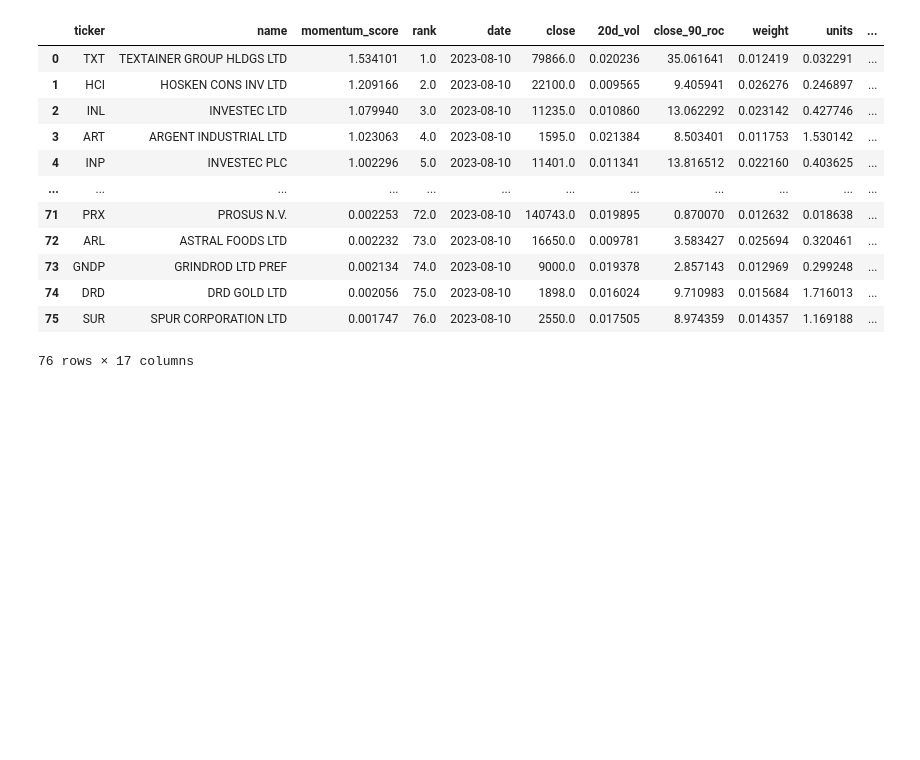
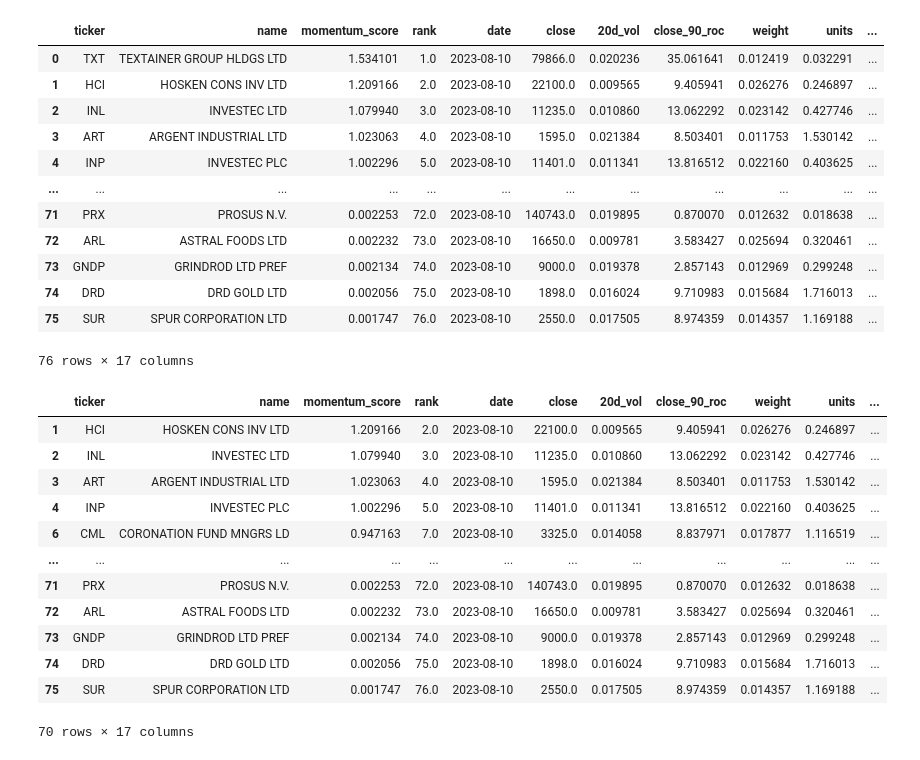
Before and after one commit to helmieresearch/helmieresearch, a Jupyter notebook: Momentum_Ranking_Model.ipynb, the cells around one changed output. Drawn from its saved outputs; the diff is of its cells as text; code cells hidden in the pictures; blank space fills up the shorter version.

```diff
--- a/Momentum_Ranking_Model.ipynb
+++ b/Momentum_Ranking_Model.ipynb
@@ -866,3 +866,24 @@ ranking_table1
 | 74 | DRD | DRD GOLD LTD | 0.002056 | 75.0 | 2023-08-10 | 1898.0 | 0.016024 | 9.710983 | 0.015684 | 1.716013 | ... |
 | 75 | SUR | SPUR CORPORATION LTD | 0.001747 | 76.0 | 2023-08-10 | 2550.0 | 0.017505 | 8.974359 | 0.014357 | 1.169188 | ... |
 76 rows × 17 columns
+# %%
+index_names2 = ranking_table1 [( ranking_table1 ['close_90_roc'] >= 15)].index
+
+# drop these given row indexes from dataFrame
+ranking_table1.drop(index_names2, inplace = True)
+# %%
+ranking_table1
+# %% [output]
+|  | ticker | name | momentum_score | rank | date | close | 20d_vol | close_90_roc | weight | units | ... |
+| 1 | HCI | HOSKEN CONS INV LTD | 1.209166 | 2.0 | 2023-08-10 | 22100.0 | 0.009565 | 9.405941 | 0.026276 | 0.246897 | ... |
+| 2 | INL | INVESTEC LTD | 1.079940 | 3.0 | 2023-08-10 | 11235.0 | 0.010860 | 13.062292 | 0.023142 | 0.427746 | ... |
+| 3 | ART | ARGENT INDUSTRIAL LTD | 1.023063 | 4.0 | 2023-08-10 | 1595.0 | 0.021384 | 8.503401 | 0.011753 | 1.530142 | ... |
+| 4 | INP | INVESTEC PLC | 1.002296 | 5.0 | 2023-08-10 | 11401.0 | 0.011341 | 13.816512 | 0.022160 | 0.403625 | ... |
+| 6 | CML | CORONATION FUND MNGRS LD | 0.947163 | 7.0 | 2023-08-10 | 3325.0 | 0.014058 | 8.837971 | 0.017877 | 1.116519 | ... |
+| ... | ... | ... | ... | ... | ... | ... | ... | ... | ... | ... | ... |
+| 71 | PRX | PROSUS N.V. | 0.002253 | 72.0 | 2023-08-10 | 140743.0 | 0.019895 | 0.870070 | 0.012632 | 0.018638 | ... |
+| 72 | ARL | ASTRAL FOODS LTD | 0.002232 | 73.0 | 2023-08-10 | 16650.0 | 0.009781 | 3.583427 | 0.025694 | 0.320461 | ... |
+| 73 | GNDP | GRINDROD LTD PREF | 0.002134 | 74.0 | 2023-08-10 | 9000.0 | 0.019378 | 2.857143 | 0.012969 | 0.299248 | ... |
+| 74 | DRD | DRD GOLD LTD | 0.002056 | 75.0 | 2023-08-10 | 1898.0 | 0.016024 | 9.710983 | 0.015684 | 1.716013 | ... |
+| 75 | SUR | SPUR CORPORATION LTD | 0.001747 | 76.0 | 2023-08-10 | 2550.0 | 0.017505 | 8.974359 | 0.014357 | 1.169188 | ... |
+70 rows × 17 columns
```
